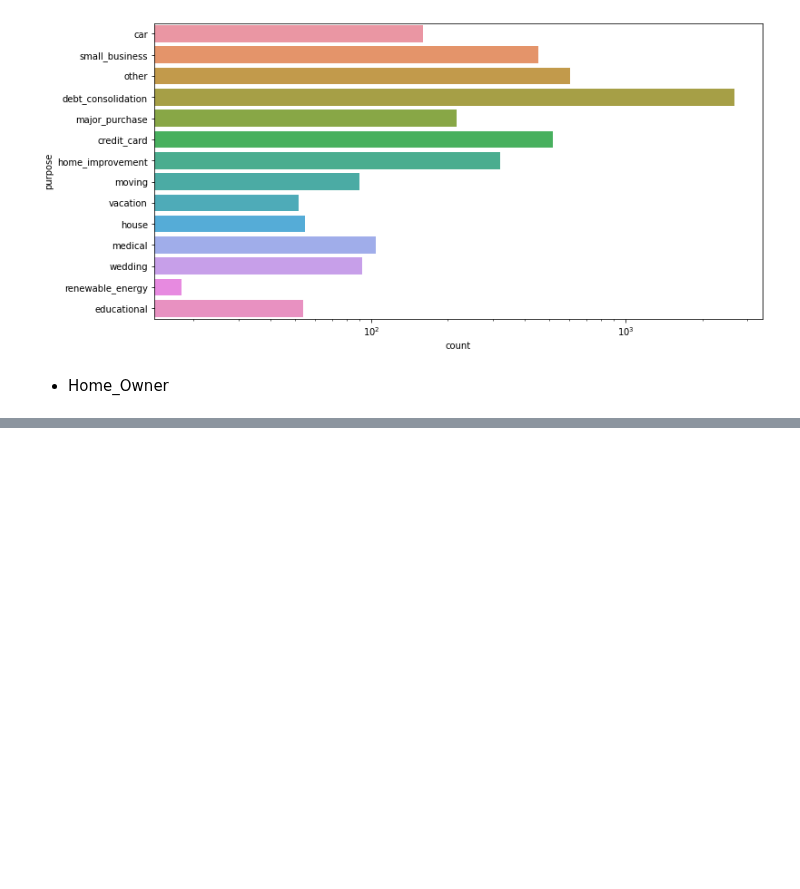
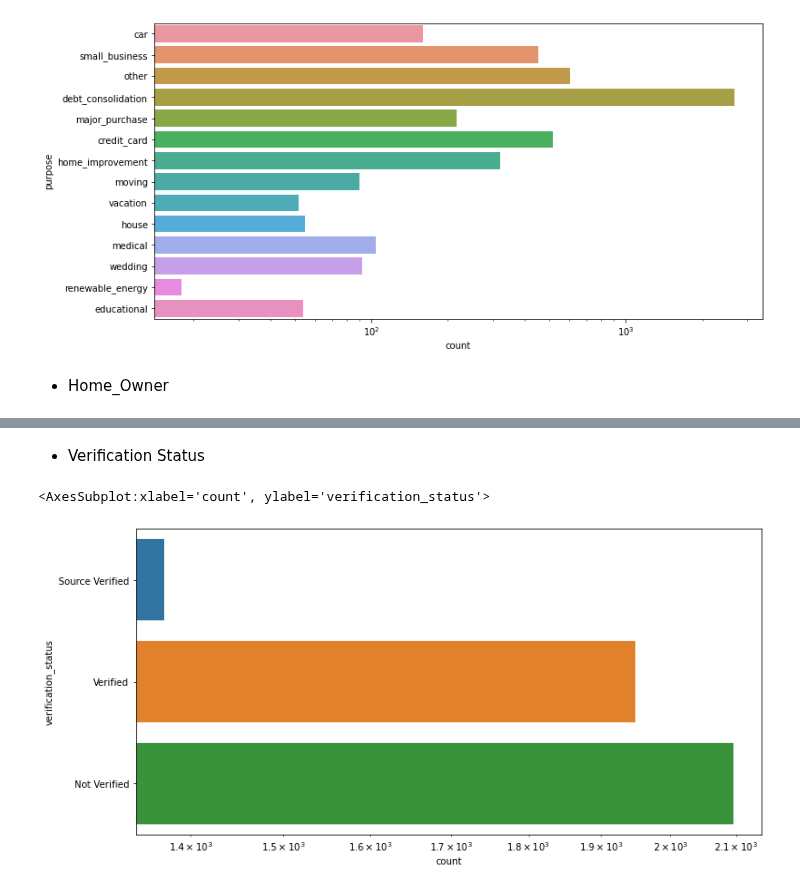
Before and after one commit to sateeshkumarj/Leanding_Club, a Jupyter notebook: leanding_club.ipynb, the cells around one changed output, grey strips where cells are left out. Drawn from its saved outputs; the diff is of its cells as text; code cells hidden in the pictures; blank space fills up the shorter version.

```diff
--- a/leanding_club.ipynb
+++ b/leanding_club.ipynb
@@ -230,0 +231,12 @@ sns.countplot(x='home_ownership', data=loan[loan['loan_status']=='Charged Off'])
+# %% [markdown]
+   * Verification Status
+# %%
+#It is always good to verify the source. Whoever income verfied, they are very less likely to be defaulted
+#loan['verification_status'].unique()
+#print(loan.groupby("verification_status")["loan_status"].count())
+f, axs = plt.subplots(figsize=(12,6))
+axs.set(xscale = 'log')
+sns.countplot(y='verification_status', data=loan[loan['loan_status']=='Charged Off'])
+# %% [output]
+<AxesSubplot:xlabel='count', ylabel='verification_status'>
+[figure, added]
```
Also changed, not shown: parts of 1 cell of this notebook.
